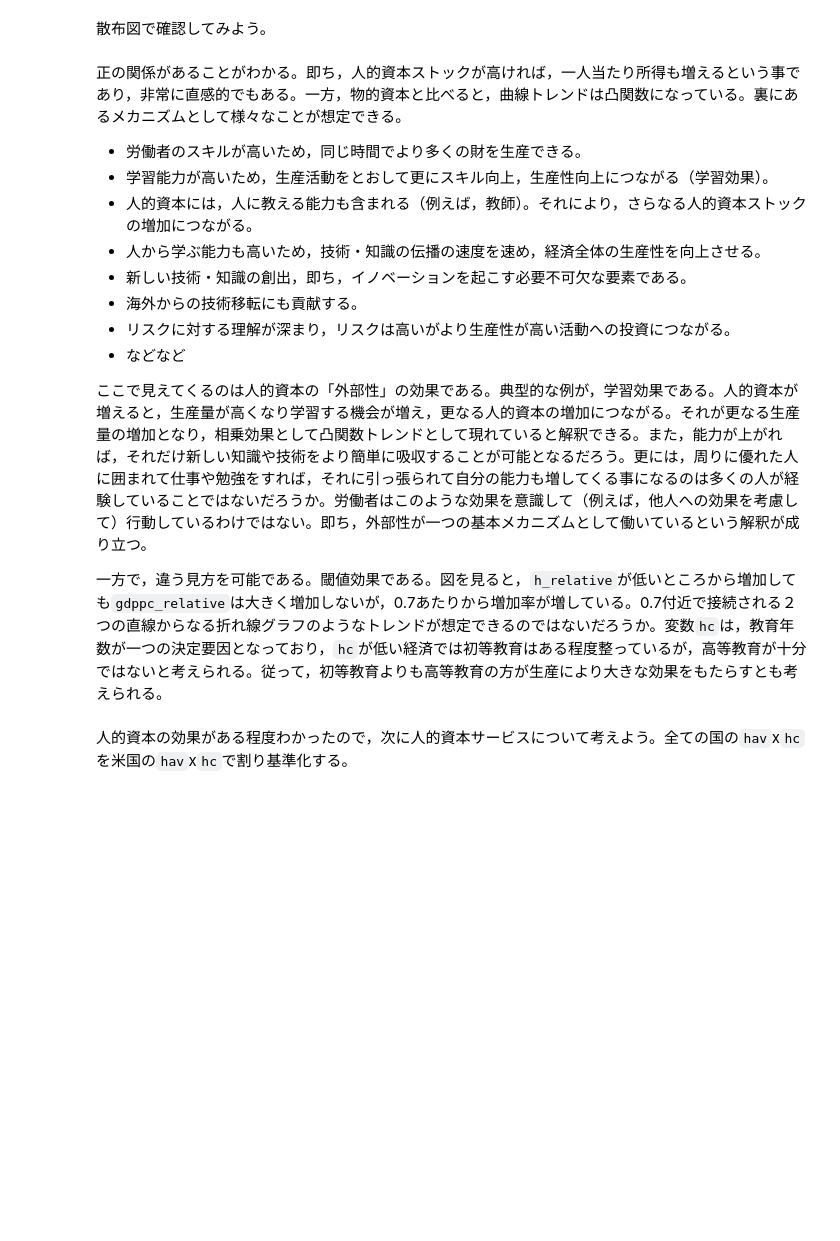
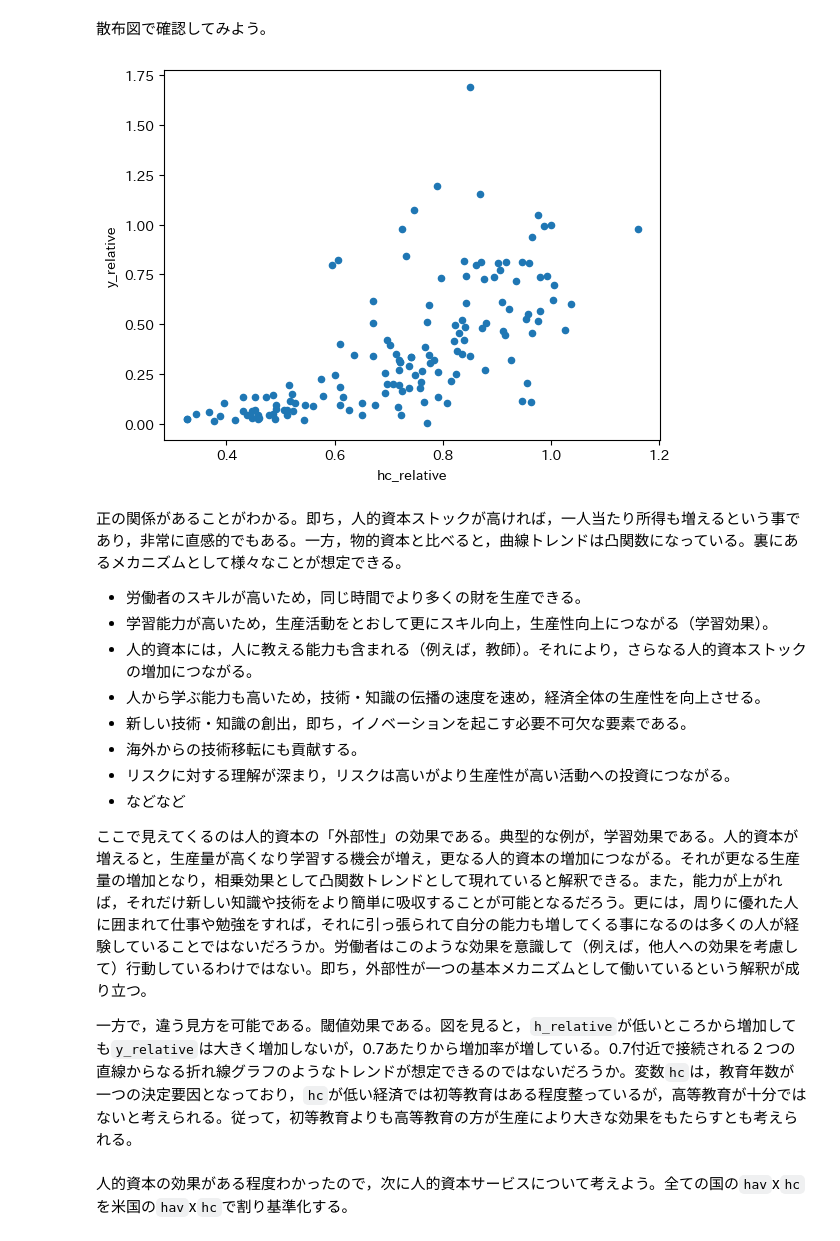
Before and after one commit to Py4Macro/py4macro.github.io, a Jupyter notebook: 5a_Development_Accounting.ipynb, the cells around one changed output. Drawn from its saved outputs; the diff is of its cells as text; code cells hidden in the pictures; blank space fills up the shorter version.

```diff
--- a/5a_Development_Accounting.ipynb
+++ b/5a_Development_Accounting.ipynb
@@ -400,8 +561,10 @@ df['hc_relative'] = df['hc'] / us['hc'].iloc[0]
 # %% [markdown]
 散布図で確認してみよう。
 # %%
-df.plot.scatter(x='hc_relative', y='gdppc_relative')
+df.plot.scatter(x='hc_relative', y='y_relative')
 pass
+# %% [output]
+[figure, added]
 # %% [markdown]
 正の関係があることがわかる。即ち，人的資本ストックが高ければ，一人当たり所得も増えるという事であり，非常に直感的でもある。一方，物的資本と比べると，曲線トレンドは凸関数になっている。裏にあるメカニズムとして様々なことが想定できる。
 * 労働者のスキルが高いため，同じ時間でより多くの財を生産できる。
@@ -415,7 +578,7 @@ pass
 
 ここで見えてくるのは人的資本の「外部性」の効果である。典型的な例が，学習効果である。人的資本が増えると，生産量が高くなり学習する機会が増え，更なる人的資本の増加につながる。それが更なる生産量の増加となり，相乗効果として凸関数トレンドとして現れていると解釈できる。また，能力が上がれば，それだけ新しい知識や技術をより簡単に吸収することが可能となるだろう。更には，周りに優れた人に囲まれて仕事や勉強をすれば，それに引っ張られて自分の能力も増してくる事になるのは多くの人が経験していることではないだろうか。労働者はこのような効果を意識して（例えば，他人への効果を考慮して）行動しているわけではない。即ち，外部性が一つの基本メカニズムとして働いているという解釈が成り立つ。
 
-一方で，違う見方を可能である。閾値効果である。図を見ると，`h_relative`が低いところから増加しても`gdppc_relative`は大きく増加しないが，0.7あたりから増加率が増している。0.7付近で接続される２つの直線からなる折れ線グラフのようなトレンドが想定できるのではないだろうか。変数`hc`は，教育年数が一つの決定要因となっており，`hc`が低い経済では初等教育はある程度整っているが，高等教育が十分ではないと考えられる。従って，初等教育よりも高等教育の方が生産により大きな効果をもたらすとも考えられる。
+一方で，違う見方を可能である。閾値効果である。図を見ると，`h_relative`が低いところから増加しても`y_relative`は大きく増加しないが，0.7あたりから増加率が増している。0.7付近で接続される２つの直線からなる折れ線グラフのようなトレンドが想定できるのではないだろうか。変数`hc`は，教育年数が一つの決定要因となっており，`hc`が低い経済では初等教育はある程度整っているが，高等教育が十分ではないと考えられる。従って，初等教育よりも高等教育の方が生産により大きな効果をもたらすとも考えられる。
 # %% [markdown]
 人的資本の効果がある程度わかったので，次に人的資本サービスについて考えよう。全ての国の`hav`x`hc`を米国の`hav`x`hc`で割り基準化する。
 # %%
```
Also changed, not shown: parts of 60 cells of this notebook.
